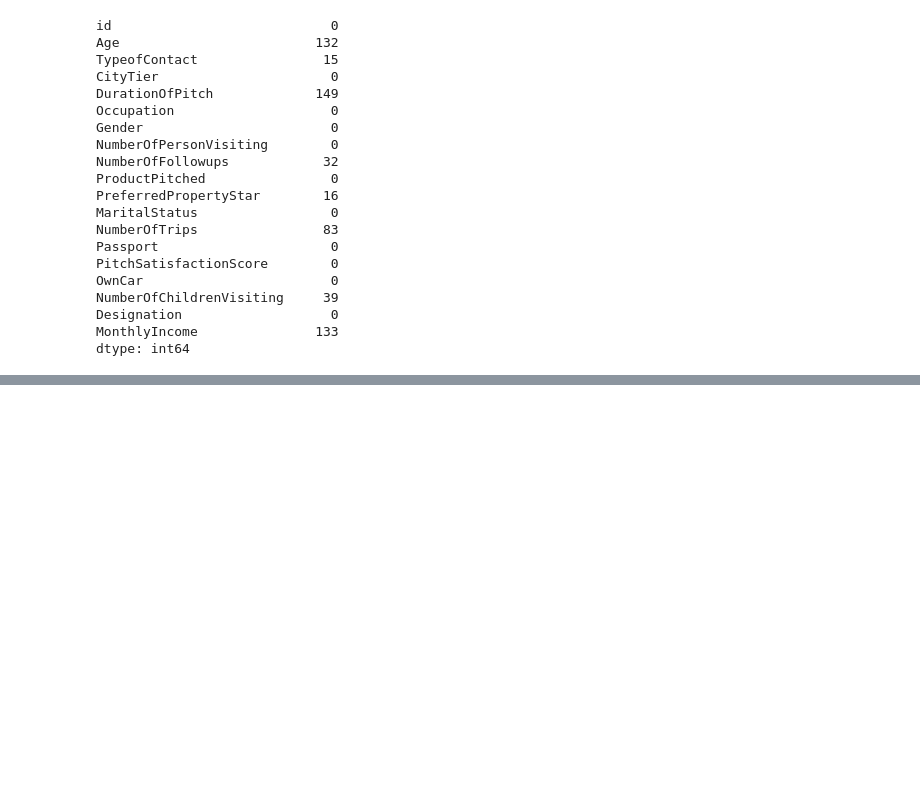
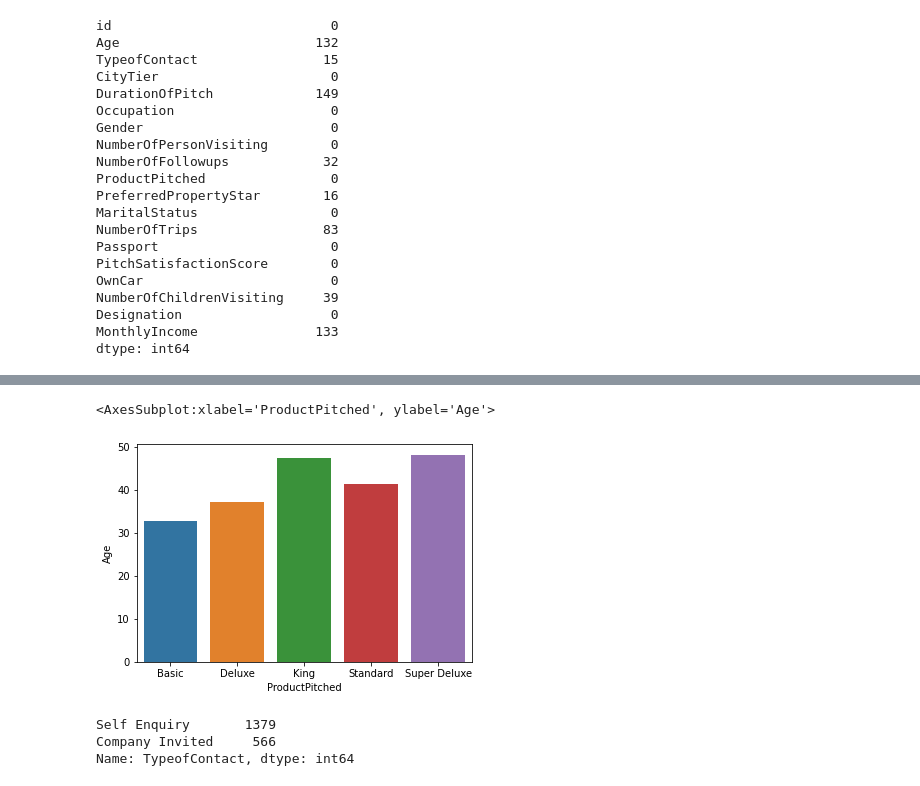
Before and after one commit to psrpsj/travel_package, a Jupyter notebook: travel.ipynb, the cells around one changed output, grey strips where cells are left out. Drawn from its saved outputs; the diff is of its cells as text; code cells hidden in the pictures; blank space fills up the shorter version.

Commit message:
add data processing method

```diff
--- a/travel.ipynb
+++ b/travel.ipynb
@@ -81,0 +116,11 @@ dtype: int64
+# %%
+sb.barplot(x="ProductPitched", y="Age", ci=None, data=train)
+# %% [output]
+<AxesSubplot:xlabel='ProductPitched', ylabel='Age'>
+[figure, added]
+# %%
+train["TypeofContact"].value_counts()
+# %% [output]
+Self Enquiry       1379
+Company Invited     566
+Name: TypeofContact, dtype: int64
```
Also changed, not shown: parts of 18 cells of this notebook.
